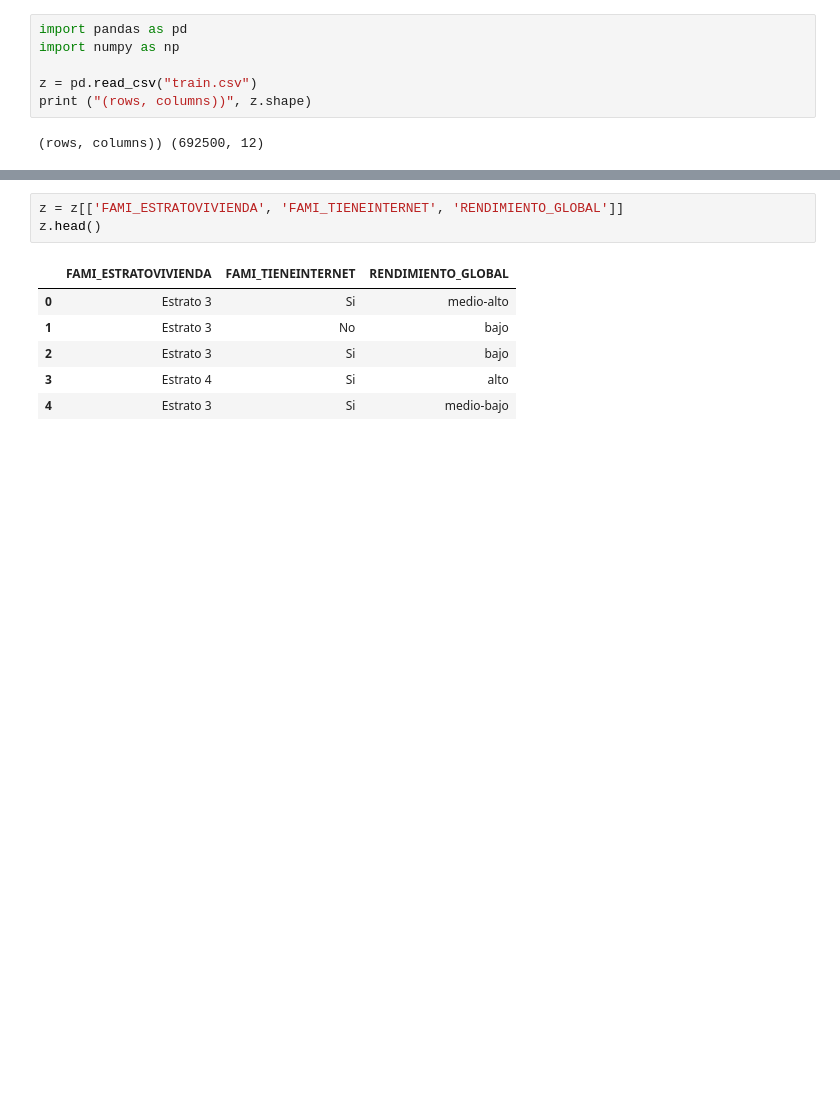
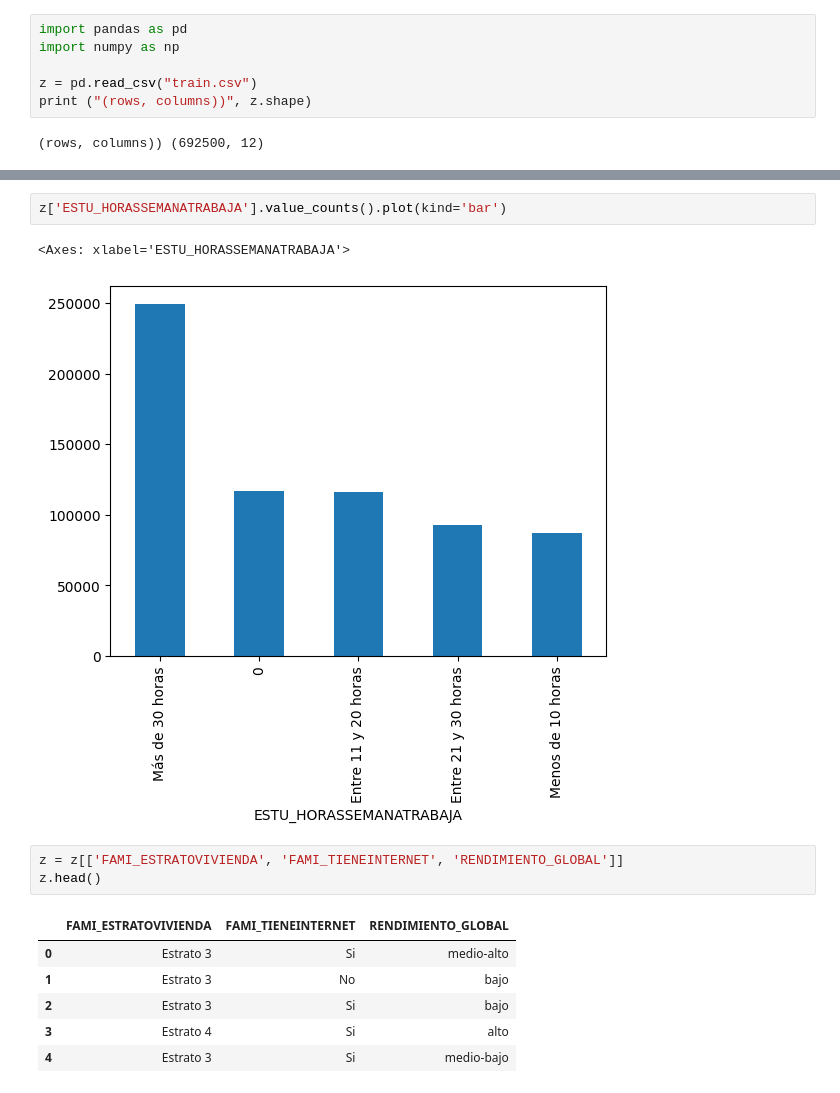
Before and after one commit to maikol0629/models1, a Jupyter notebook: 01_exploración.ipynb, the cells around one changed output, grey strips where cells are left out. Drawn from its saved outputs; the diff is of its cells as text; blank space fills up the shorter version.

```diff
--- a/01_exploración.ipynb
+++ b/01_exploración.ipynb
@@ -29,3 +92,8 @@ z.head()
+# %%
+z['ESTU_HORASSEMANATRABAJA'].value_counts().plot(kind='bar')
+# %% [output]
+<Axes: xlabel='ESTU_HORASSEMANATRABAJA'>
+[figure, added]
 # %%
 z = z[['FAMI_ESTRATOVIVIENDA', 'FAMI_TIENEINTERNET', 'RENDIMIENTO_GLOBAL']]
 z.head()
```
Also changed, not shown: parts of 7 cells of this notebook, 1 other file.
